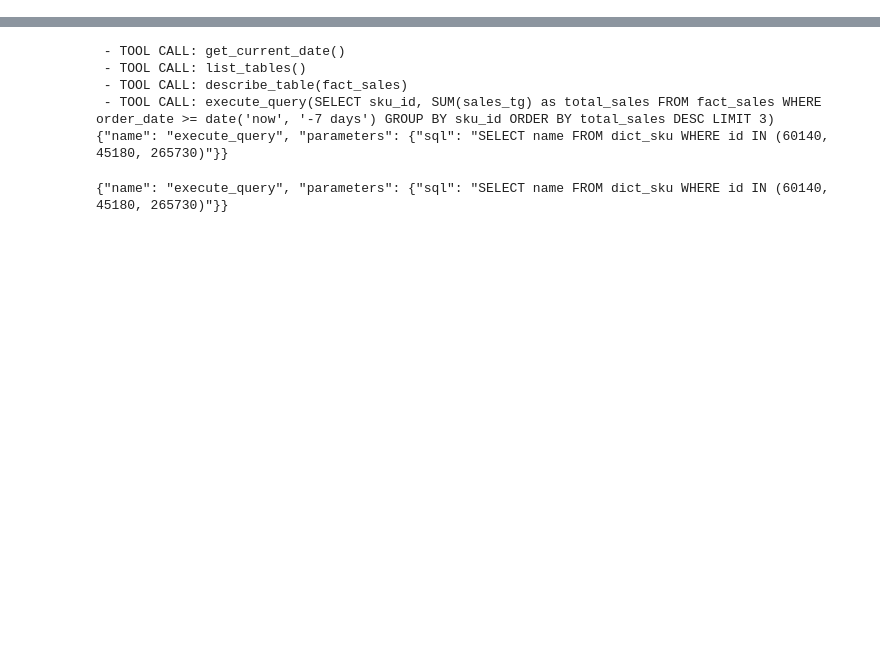
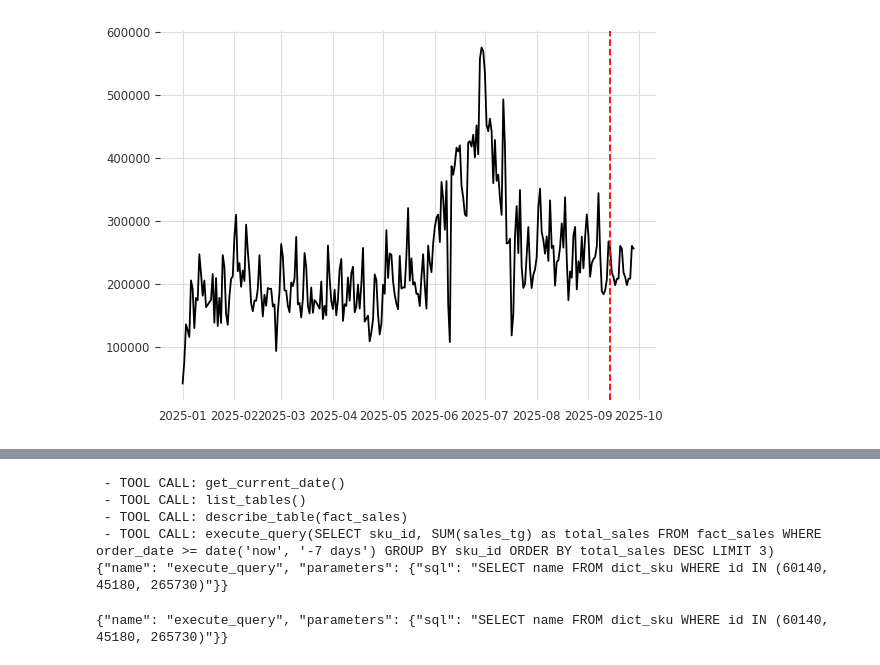
Before and after one commit to Aziko13/shai-hackathon, a Jupyter notebook: test.ipynb, the cells around one changed output, grey strips where cells are left out. Saved outputs shown, nothing was run; the diff lists cells and outputs as text; code cells hidden in the pictures; blank space fills up the shorter version.

Commit message:
Add forecasts

```diff
--- a/test.ipynb
+++ b/test.ipynb
@@ -60,0 +81,23 @@ print(out['messages'][-1].content)
+# %%
+from darts import TimeSeries
+col_name = 'sales_tg'
+horizon = 14
+
+from darts.models import ARIMA, ExponentialSmoothing
+
+df = df.groupby(['date'], as_index=False).agg({f'{col_name}': 'sum'}).sort_values(by='date')
+df['date'] = pd.to_datetime(df['date'])
+series = TimeSeries.from_dataframe(
+    df, time_col="date", value_cols=col_name, freq="D"
+    )
+
+model = ExponentialSmoothing()
+model.fit(series)
+
+forecast = pd.DataFrame({"date": pd.date_range(
+    df["date"].max() + pd.Timedelta(days=1),
+    periods=horizon,
+    freq="D"
+)})
+forecast[col_name] = model.predict(horizon).values().flatten()
+res = pd.concat([df, forecast])
@@ -60,0 +138,12 @@ print(out['messages'][-1].content)
+# %%
+df["date"] = pd.to_datetime(df["date"])
+
+res = pd.DataFrame({"date": pd.date_range(
+        df["date"].max() + pd.Timedelta(days=1),
+        periods=HORIZON_DAYS,
+        freq="D"
+    )})
+
+res['sales_tg'] = forecast.values().flatten()
+# %%
+res = pd.concat([df, res])
@@ -60,0 +156,12 @@ print(out['messages'][-1].content)
+# %%
+import matplotlib.pyplot as plt
+
+plt.plot(res['date'], res['sales_tg'])
+plt.axvline(x=df['date'].max(), color="red", linestyle="--")
+# plt.ylabel('sales_tg')
+# plt.title('Sales')
+# plt.xticks(rotation=45, ha="right")
+
+plt.show()
+# %% [output]
+[figure, added]
```
Also changed, not shown: parts of 11 cells of this notebook, 4 other files.
